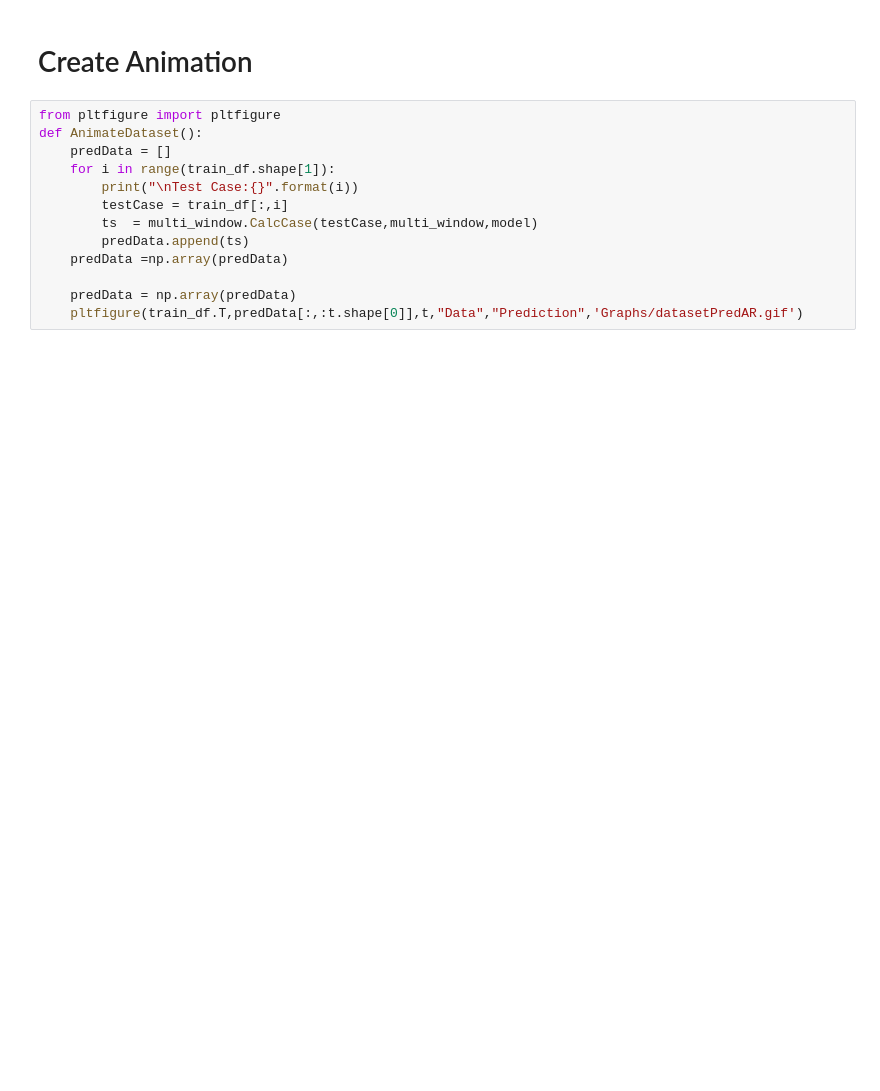
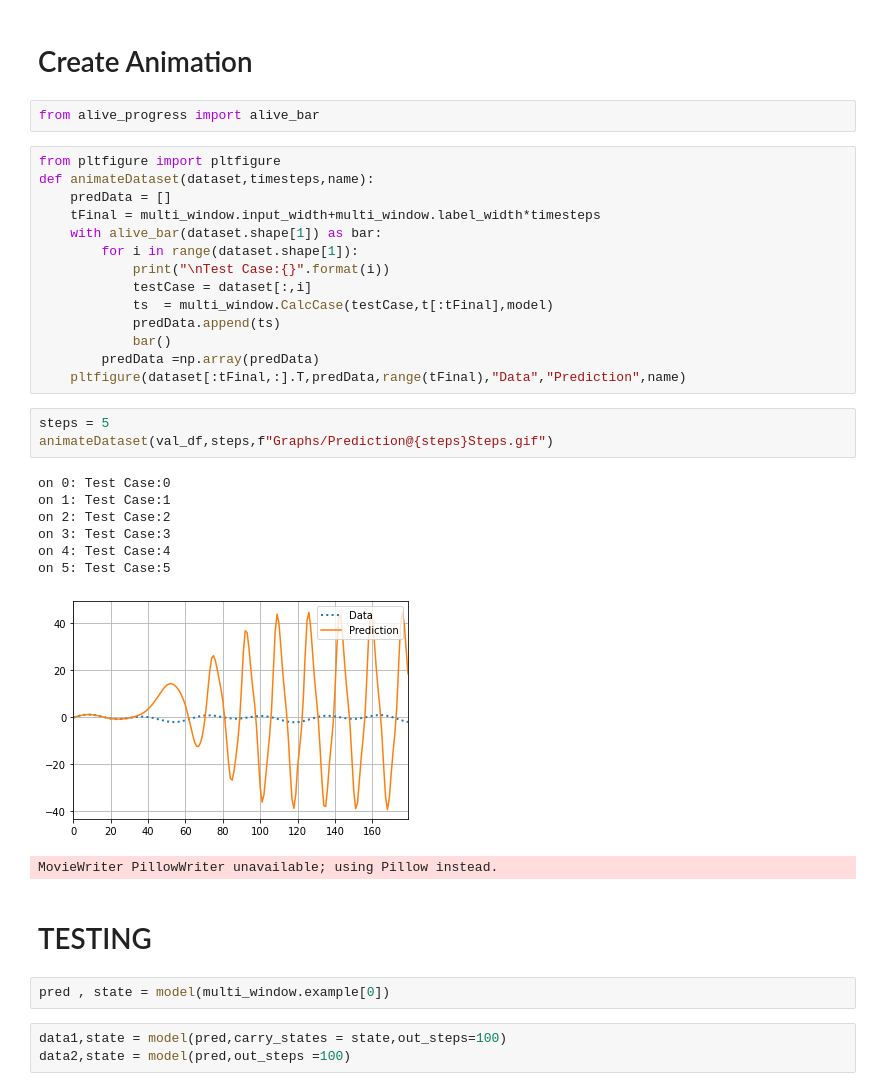
Before and after one commit to trifwn/OscillationLSTM, a Jupyter notebook: LSTMv2AR_vis.ipynb, the cells around one changed output. Saved outputs shown, nothing was run; the diff lists cells and outputs as text; blank space fills up the shorter version.

```diff
--- a/LSTMv2AR_vis.ipynb
+++ b/LSTMv2AR_vis.ipynb
@@ -183,15 +136,37 @@ predictions = multi_window.plotCase(val_df[:,example_ind],t,model)
 # %% [markdown]
 # Create Animation
+# %%
+from alive_progress import alive_bar
 # %%
 from pltfigure import pltfigure
-def AnimateDataset():
+def animateDataset(dataset,timesteps,name):
     predData = []
-    for i in range(train_df.shape[1]):
-        print("\nTest Case:{}".format(i))
-        testCase = train_df[:,i]
-        ts  = multi_window.CalcCase(testCase,multi_window,model)
-        predData.append(ts)
-    predData =np.array(predData)
-
-    predData = np.array(predData)
-    pltfigure(train_df.T,predData[:,:t.shape[0]],t,"Data","Prediction",'Graphs/datasetPredAR.gif')
+    tFinal = multi_window.input_width+multi_window.label_width*timesteps
+    with alive_bar(dataset.shape[1]) as bar:
+        for i in range(dataset.shape[1]):
+            print("\nTest Case:{}".format(i))
+            testCase = dataset[:,i]
+            ts  = multi_window.CalcCase(testCase,t[:tFinal],model)
+            predData.append(ts)
+            bar()
+        predData =np.array(predData)
+    pltfigure(dataset[:tFinal,:].T,predData,range(tFinal),"Data","Prediction",name)
+# %%
+steps = 5
+animateDataset(val_df,steps,f"Graphs/Prediction@{steps}Steps.gif")
+# %% [output]
+on 0: Test Case:0
+on 1: Test Case:1
+on 2: Test Case:2
+on 3: Test Case:3
+on 4: Test Case:4
+on 5: Test Case:5
+[figure, added]
+MovieWriter PillowWriter unavailable; using Pillow instead.
+# %% [markdown]
+# TESTING
+# %%
+pred , state = model(multi_window.example[0])
+# %%
+data1,state = model(pred,carry_states = state,out_steps=100)
+data2,state = model(pred,out_steps =100)
```
Also changed, not shown: parts of 17 cells of this notebook, 7 other files.
